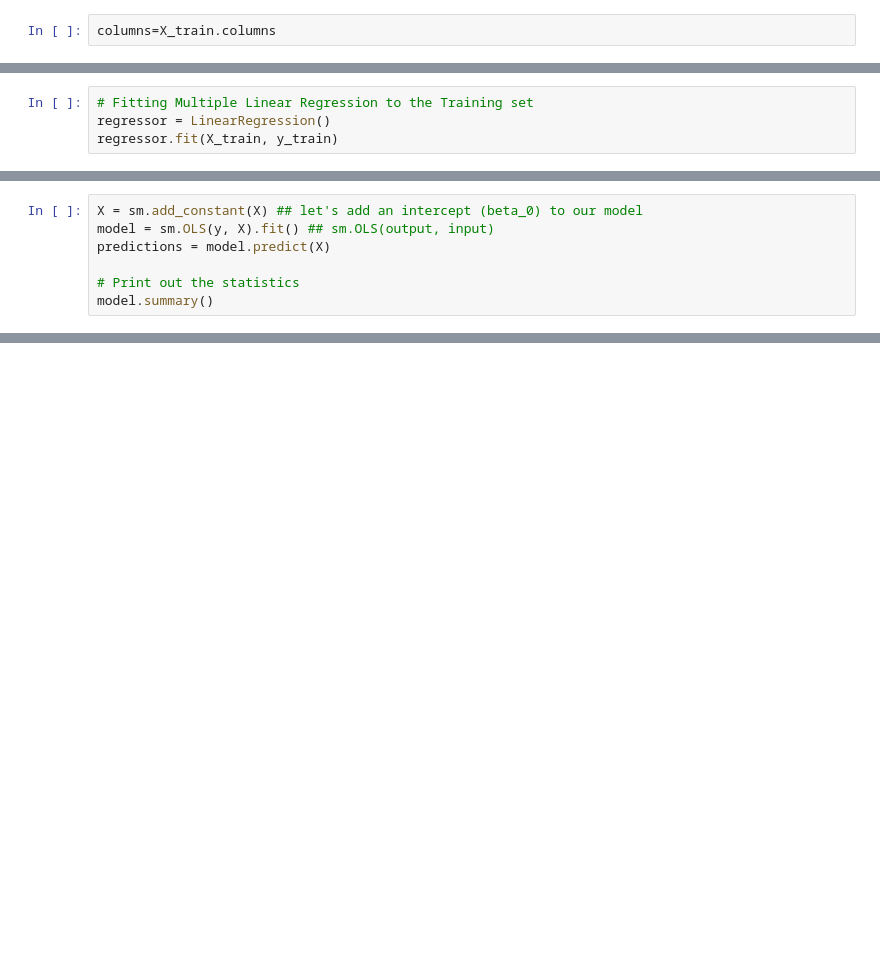
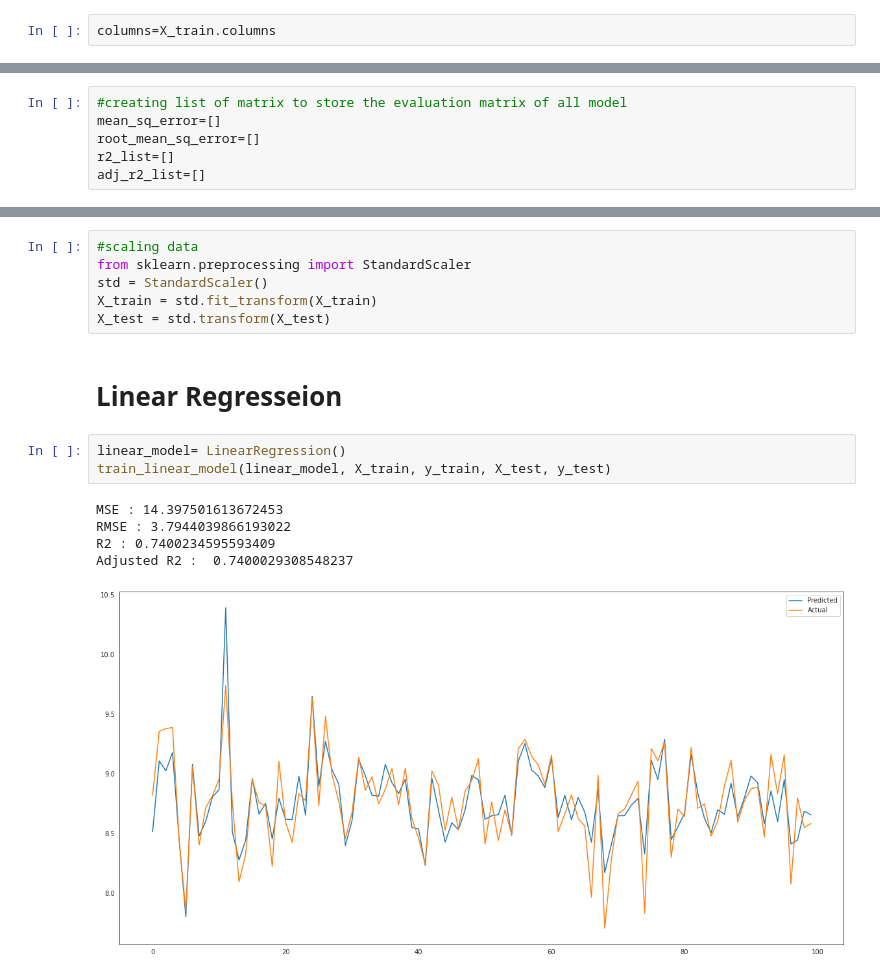
Before and after one commit to shyamsgadekar/Retail_salse_prediction_shyam_gadekar, a Jupyter notebook: Retail_salse_prediction_shyam_gadekar.ipynb, the cells around one changed output, grey strips where cells are left out. Saved outputs shown, nothing was run; the diff lists cells and outputs as text; blank space fills up the shorter version.

```diff
--- a/Retail_salse_prediction_shyam_gadekar.ipynb
+++ b/Retail_salse_prediction_shyam_gadekar.ipynb
@@ -1063,4 +1013,0 @@ X_test = scaler.transform(X_test)
-# %%
-# Fitting Multiple Linear Regression to the Training set
-regressor = LinearRegression()
-regressor.fit(X_train, y_train)
@@ -1120,7 +1013,0 @@ sns.lmplot(x='Real', y='PredictedLR', data=dataset_lr, line_kws={'color': 'black
-# %%
-X = sm.add_constant(X) ## let's add an intercept (beta_0) to our model
-model = sm.OLS(y, X).fit() ## sm.OLS(output, input)
-predictions = model.predict(X)
-
-# Print out the statistics
-model.summary()
@@ -1161,0 +1018,6 @@ strong multicollinearity problems or that the design matrix is singular.
+# %%
+#creating list of matrix to store the evaluation matrix of all model
+mean_sq_error=[]
+root_mean_sq_error=[]
+r2_list=[]
+adj_r2_list=[]
@@ -1161,0 +1118,17 @@ strong multicollinearity problems or that the design matrix is singular.
+# %%
+#scaling data
+from sklearn.preprocessing import StandardScaler
+std = StandardScaler()
+X_train = std.fit_transform(X_train)
+X_test = std.transform(X_test)
+# %% [markdown]
+# Linear Regresseion
+# %%
+linear_model= LinearRegression()
+train_linear_model(linear_model, X_train, y_train, X_test, y_test)
+# %% [output]
+MSE : 14.397501613672453
+RMSE : 3.7944039866193022
+R2 : 0.7400234595593409
+Adjusted R2 :  0.7400029308548237
+[figure, added]
```
Also changed, not shown: parts of 63 cells of this notebook.
